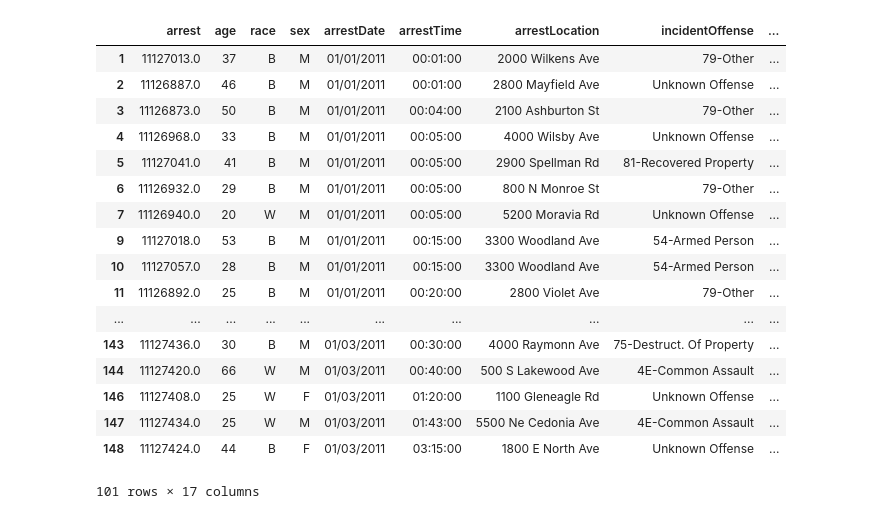
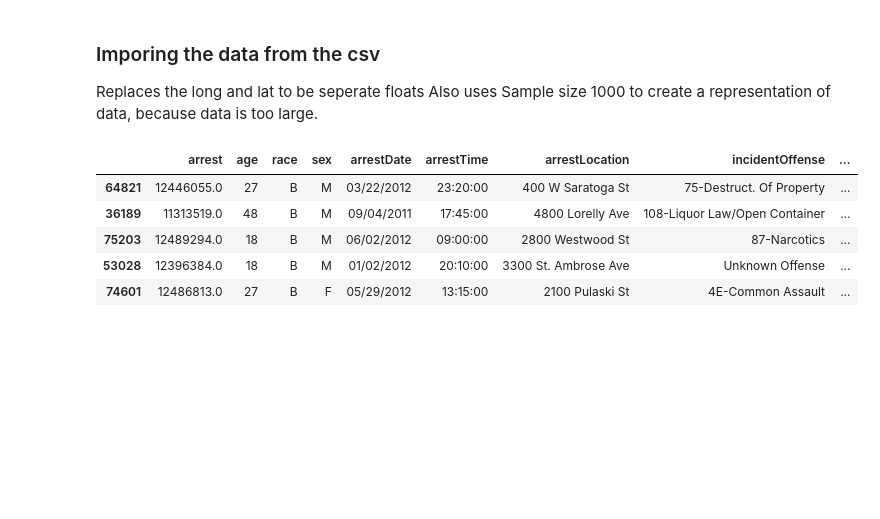
Before and after one commit to ZionJoseph/320-project-4, a Jupyter notebook: Baltimore Crime Project 320.ipynb, the cells around one changed output. Cells and saved outputs as stored; diff of their text form; code cells hidden in the pictures; blank space fills up the shorter version.

```diff
--- a/Baltimore Crime Project 320.ipynb
+++ b/Baltimore Crime Project 320.ipynb
@@ -17,45 +32,34 @@ You should consider upgrading via the 'pip install --upgrade pip' command.
+# %% [markdown]
+### Imporing the data from the csv
+
+Replaces the long and lat to be seperate floats
+Also uses Sample size 1000 to create a representation of data, because data is too large.
 # %%
 
-import folium
-import json
-import os
-import requests
-import pandas
 
 arrest_table = pandas.read_csv("http://www.hcbravo.org/IntroDataSci/misc/BPD_Arrests.csv")
 
 arrest_table["race_new"] = arrest_table["race"]
 arrest_table["sex_new"] = arrest_table["sex"]
 arrest_table["race"] = arrest_table["race_new"]
 arrest_table["sex"] = arrest_table["sex_new"]
 arrest_table = arrest_table.drop('race_new', 1)
 arrest_table = arrest_table.drop('sex_new', 1)
 
 arrest_table = arrest_table[pandas.notnull(arrest_table["Location 1"])]
 
 arrest_table["lat"], arrest_table["long"] = arrest_table["Location 1"].str.split(",").str
 arrest_table["lat"] = arrest_table["lat"].str.replace("(", "").astype(float)
 arrest_table["long"] = arrest_table["long"].str.replace(")", "").astype(float)
 
 arrest_table.head()
-ndata = arrest_table.iloc[:101]
-ndata
+# Takes a sample of the DataFrame
+ndata = arrest_table.sample(n=1000)
+ndata.head()
 # %% [output]
 |  | arrest | age | race | sex | arrestDate | arrestTime | arrestLocation | incidentOffense | ... |
-| 1 | 11127013.0 | 37 | B | M | 01/01/2011 | 00:01:00 | 2000 Wilkens Ave | 79-Other | ... |
-| 2 | 11126887.0 | 46 | B | M | 01/01/2011 | 00:01:00 | 2800 Mayfield Ave | Unknown Offense | ... |
-| 3 | 11126873.0 | 50 | B | M | 01/01/2011 | 00:04:00 | 2100 Ashburton St | 79-Other | ... |
-| 4 | 11126968.0 | 33 | B | M | 01/01/2011 | 00:05:00 | 4000 Wilsby Ave | Unknown Offense | ... |
-| 5 | 11127041.0 | 41 | B | M | 01/01/2011 | 00:05:00 | 2900 Spellman Rd | 81-Recovered Property | ... |
-| 6 | 11126932.0 | 29 | B | M | 01/01/2011 | 00:05:00 | 800 N Monroe St | 79-Other | ... |
-| 7 | 11126940.0 | 20 | W | M | 01/01/2011 | 00:05:00 | 5200 Moravia Rd | Unknown Offense | ... |
-| 9 | 11127018.0 | 53 | B | M | 01/01/2011 | 00:15:00 | 3300 Woodland Ave | 54-Armed Person | ... |
-| 10 | 11127057.0 | 28 | B | M | 01/01/2011 | 00:15:00 | 3300 Woodland Ave | 54-Armed Person | ... |
-| 11 | 11126892.0 | 25 | B | M | 01/01/2011 | 00:20:00 | 2800 Violet Ave | 79-Other | ... |
-| ... | ... | ... | ... | ... | ... | ... | ... | ... | ... |
-| 143 | 11127436.0 | 30 | B | M | 01/03/2011 | 00:30:00 | 4000 Raymonn Ave | 75-Destruct. Of Property | ... |
-| 144 | 11127420.0 | 66 | W | M | 01/03/2011 | 00:40:00 | 500 S Lakewood Ave | 4E-Common Assault | ... |
-| 146 | 11127408.0 | 25 | W | F | 01/03/2011 | 01:20:00 | 1100 Gleneagle Rd | Unknown Offense | ... |
-| 147 | 11127434.0 | 25 | W | M | 01/03/2011 | 01:43:00 | 5500 Ne Cedonia Ave | 4E-Common Assault | ... |
-| 148 | 11127424.0 | 44 | B | F | 01/03/2011 | 03:15:00 | 1800 E North Ave | Unknown Offense | ... |
+| 64821 | 12446055.0 | 27 | B | M | 03/22/2012 | 23:20:00 | 400 W Saratoga St | 75-Destruct. Of Property | ... |
+| 36189 | 11313519.0 | 48 | B | M | 09/04/2011 | 17:45:00 | 4800 Lorelly Ave | 108-Liquor Law/Open Container | ... |
+| 75203 | 12489294.0 | 18 | B | M | 06/02/2012 | 09:00:00 | 2800 Westwood St | 87-Narcotics | ... |
+| 53028 | 12396384.0 | 18 | B | M | 01/02/2012 | 20:10:00 | 3300 St. Ambrose Ave | Unknown Offense | ... |
+| 74601 | 12486813.0 | 27 | B | F | 05/29/2012 | 13:15:00 | 2100 Pulaski St | 4E-Common Assault | ... |
-101 rows × 17 columns
```
Also changed, not shown: parts of 12 cells of this notebook.
